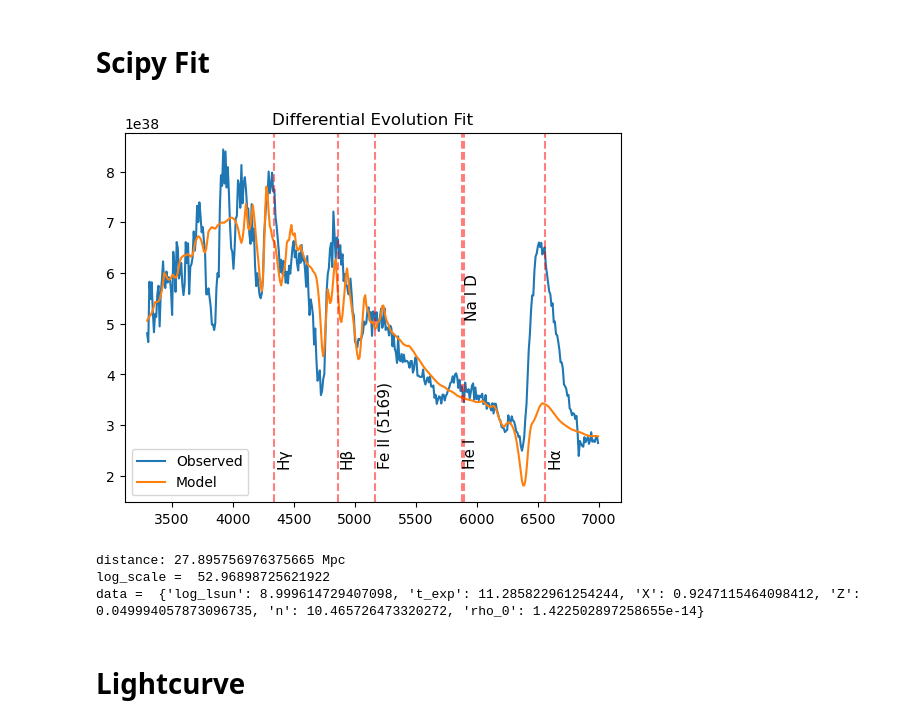
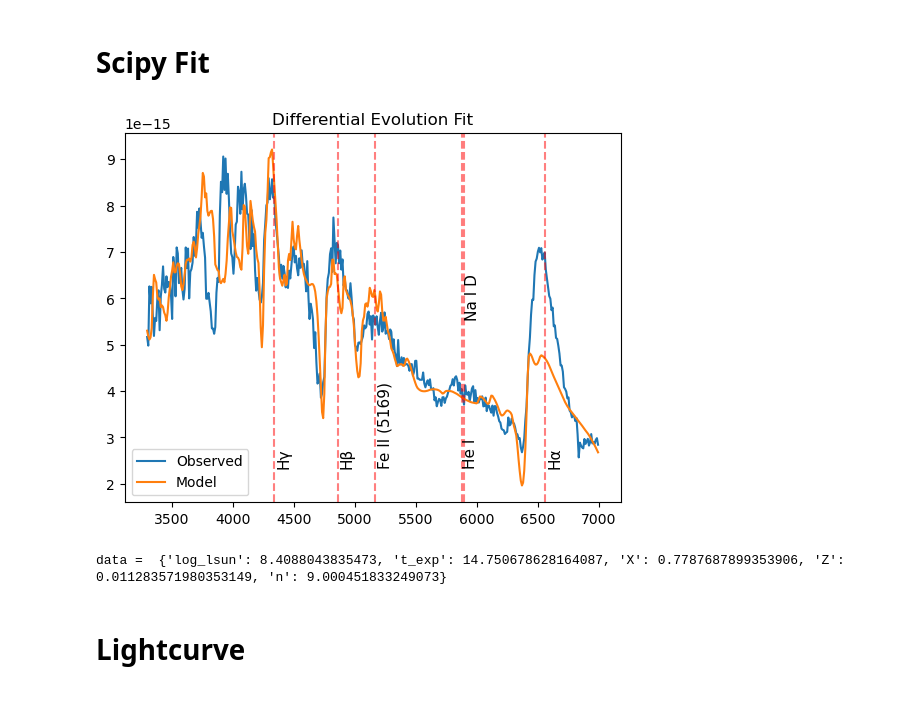
Before and after one commit to MichaelLukaszyk/iip-emulator, a Jupyter notebook: emulator/interpolator/interp.ipynb, the cells around one changed output. Drawn from its saved outputs; the diff is of its cells as text; code cells hidden in the pictures.

```diff
--- a/emulator/interpolator/interp.ipynb
+++ b/emulator/interpolator/interp.ipynb
@@ -286,8 +275,17 @@ print('Iterations:', model.regressor_.named_steps['mlp'].n_iter_)
 pca = model.transformer_.named_steps['pca']
 print('PCA variance:', pca.explained_variance_ratio_.sum())
 
-def mlp_multiple(X_mod):
-    return model.predict(X_mod)
+def mlp_multiple(X_mods):
+    if removed_v_start:
+        for X_mod in X_mods:
+            X_mod = np.insert(X_mod, sampler_indices['v_start'], 0)
+            v_phot = util.calc_v_phot(t_exp=X_mod[sampler_indices['t_exp']], X=X_mod[sampler_indices['X']], n=X_mod[sampler_indices['n']])
+            X_mod[sampler_indices['v_start']] = v_phot
+    return model.predict(X_mods)
 def mlp_single(X_mod):
+    if removed_v_start:
+        X_mod = np.insert(X_mod, sampler_indices['v_start'], 0)
+        v_phot = util.calc_v_phot(t_exp=X_mod[sampler_indices['t_exp']], X=X_mod[sampler_indices['X']], n=X_mod[sampler_indices['n']])
+        X_mod[sampler_indices['v_start']] = v_phot
     return model.predict(X_mod.reshape(1, -1))[0]
 # %% [output]
@@ -296,3 +294,9 @@ PCA variance: 0.9999465799497078
+# %%
+# Remove v_start from the sampler lists after models are trained with it
+if 'v_start' in sampler_names:
+    sampler_names = np.delete(sampler_names, sampler_indices['v_start'])
+    del sampler_limits[sampler_indices['v_start']]
+    removed_v_start = True
 # %%
 # Find hyperparameters
 if False:
@@ -403,48 +399,32 @@ if False:
 # %%
 # Scipy differential evolution
 results = []
 
-def f(x):
-    # Force v_start to v_phot
-    # if removed_v_start:
-    #     v_phot = util.calc_v_phot(t_exp=x[1], X=x[3], n=x[5])
-    #     x.insert(v_start_i, v_phot)
-
-    scale = 10**x[-1]
-    X_mod = x[:-1]
+def f(X_mod):
     y_mod = continuum_removal(mlp_single(X_mod))
-    y1 = y_mod/scale
-    y2 = y_obs
-    y2err = y_obs_err
-
-    like = (((y1 - y2) / y2err)**2).sum()
+    like = (((y_mod - y_obs) / y_obs_err)**2).sum()
     return like
 
 from scipy.optimize import differential_evolution
-sampler_start = list(np.mean(limits, axis=1)) + [(min_scale + max_scale) / 2]
+sampler_start = list(np.mean(sampler_limits, axis=1))
 result = differential_evolution(f, x0=sampler_start, bounds=sampler_limits, tol=1e-6)
 
-X_mod = result.x[:-1]
-scale = 10**result.x[-1]
-
+X_mod = result.x
 y_mod = continuum_removal(mlp_single(X_mod))
 plt.figure()
-plt.plot(wav, y_obs * scale, label='Observed')
+plt.plot(wav, y_obs, label='Observed')
 plt.plot(wav, y_mod, label='Model')
 plt.title('Differential Evolution Fit')
 plt.legend()
 util.label_common_features()
 show_active()
 
-distance = util.distance(scale)
-print('distance:', distance.to(u.Mpc))
-print('log_scale = ', result.x[-1])
+# distance = util.distance(scale)
+# print('distance:', distance.to(u.Mpc))
 print('data = ', dict(zip(sampler_names, X_mod)))
 # %% [output]
-[figure, old version]
+[figure, new version]
-distance: 27.895756976375665 Mpc
-log_scale =  52.96898725621922
-data =  {'log_lsun': 8.999614729407098, 't_exp': 11.285822961254244, 'X': 0.9247115464098412, 'Z': 0.049994057873096735, 'n': 10.465726473320272, 'rho_0': 1.422502897258655e-14}
+data =  {'log_lsun': 8.4088043835473, 't_exp': 14.750678628164087, 'X': 0.7787687899353906, 'Z': 0.011283571980353149, 'n': 9.000451833249073}
 # %% [markdown]
 # Lightcurve
 # %%
```
Also changed, not shown: parts of 14 cells of this notebook, 6 other files.
